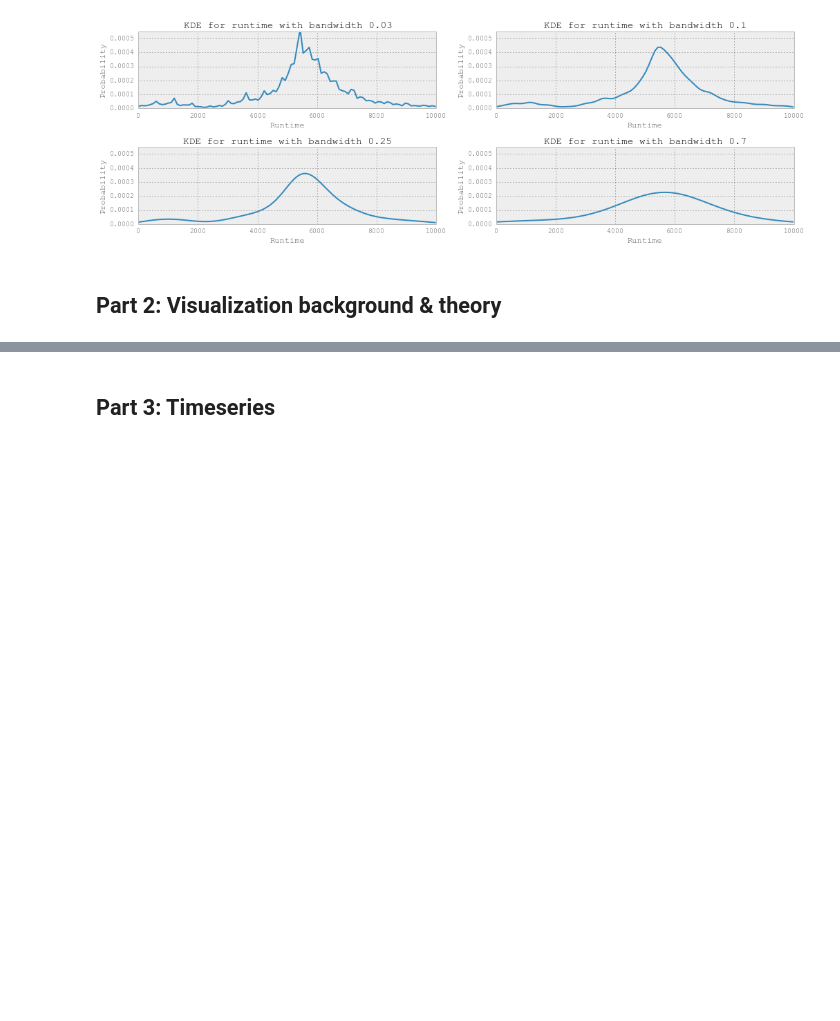
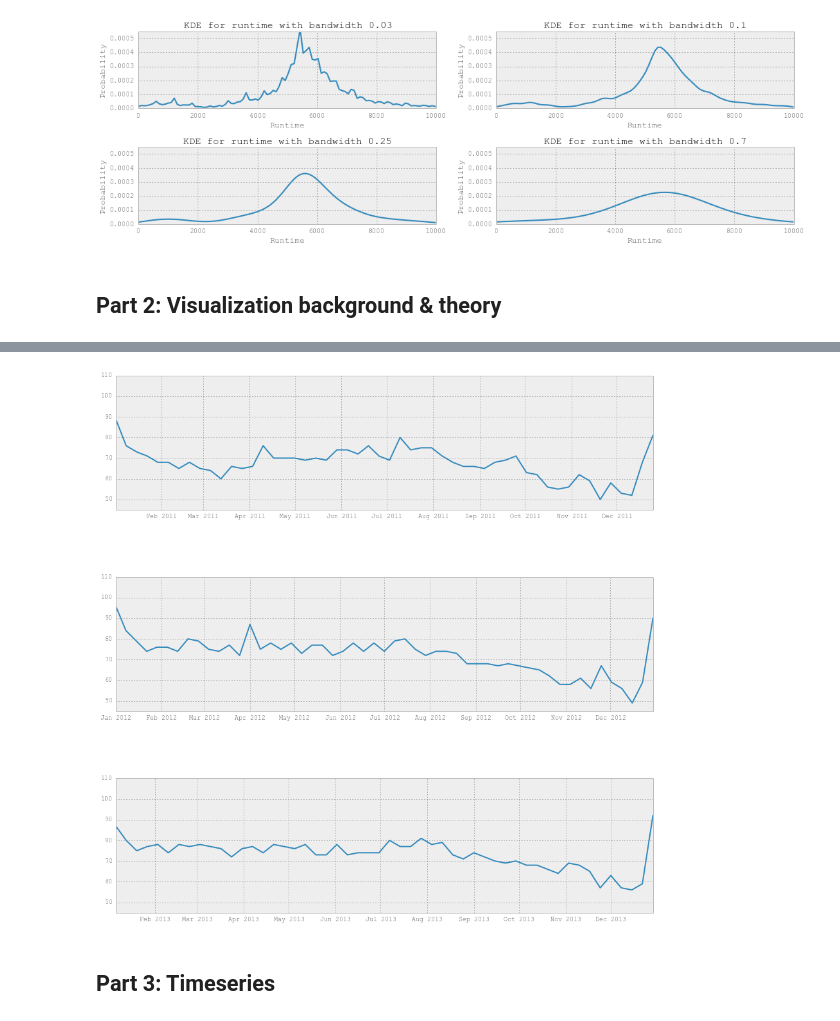
Before and after one commit to alphabits/02806-spring-2014, a Jupyter notebook: assignment-1.ipynb, the cells around one changed output, grey strips where cells are left out. Drawn from its saved outputs; the diff is of its cells as text; code cells hidden in the pictures; blank space fills up the shorter version.

```diff
--- a/assignment-1.ipynb
+++ b/assignment-1.ipynb
@@ -270,3 +291,16 @@ for window_width in range(1, 11, 3):
+# %%
+years_of_interest = [2011, 2012, 2013]
+
+for index, year in enumerate(years_of_interest):
+    start_of_year = mpl_date_parser(str(year) + '-01-01')
+    start_of_next_year = mpl_date_parser(str(year+1) + '-01-01')
+    ax = plt.subplot(3, 1, index+1)
+    year_data = wloss_data[(wloss_dates >= start_of_year) & (wloss_dates < start_of_next_year)]
+    plt.plot_date(year_data[:,0], year_data[:,1], color=first_default_colors[0], linewidth=2, fmt="-")
+    plt.ylim([45, 110])
+    plt.gcf().set_size_inches(15,15)
+# %% [output]
+[figure, added]
 # %% [markdown]
 ## Part 3: Timeseries
 # %% [markdown]
```
Also changed, not shown: parts of 26 cells of this notebook, 1 other file.
